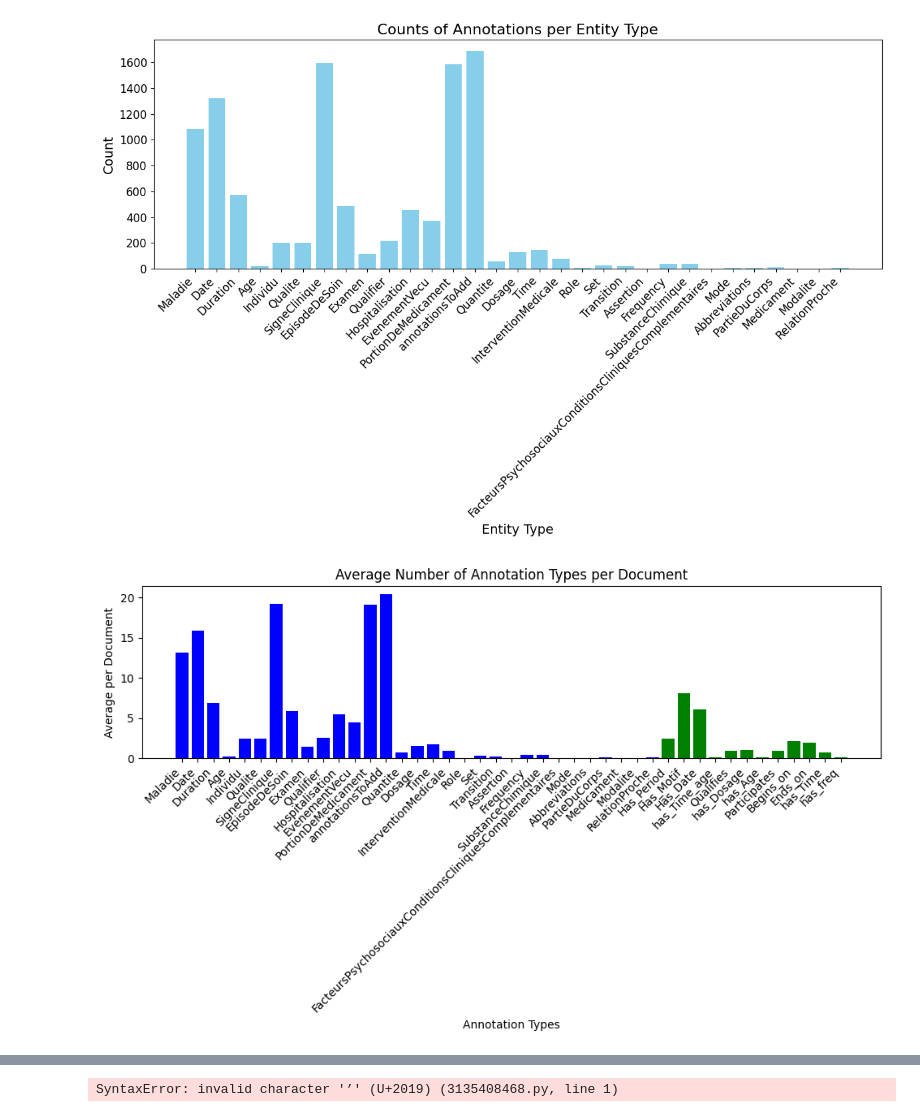
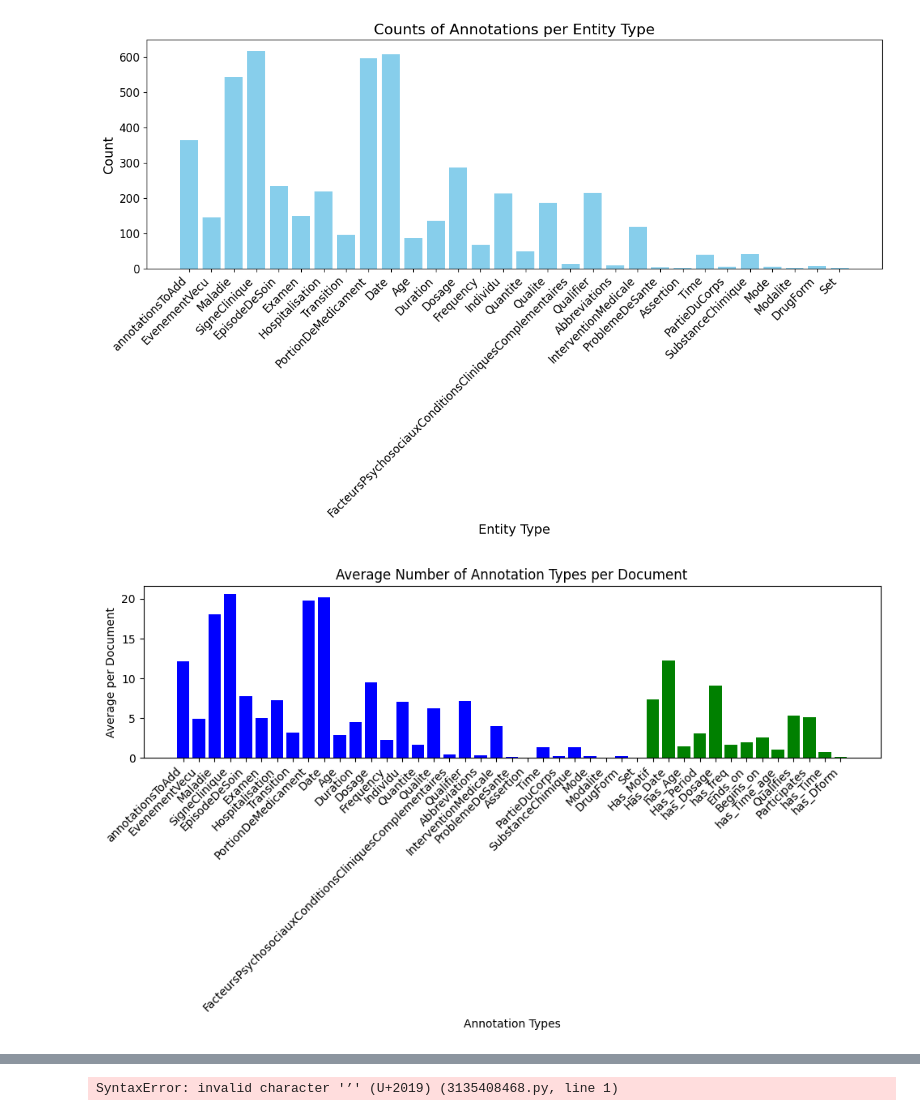
Before and after one commit to AouinaOns/Semantic-Annotation, a Jupyter notebook: Metrics.ipynb, the cells around one changed output, grey strips where cells are left out. Saved outputs shown, nothing was run; the diff lists cells and outputs as text; code cells hidden in the pictures.

```diff
--- a/Metrics.ipynb
+++ b/Metrics.ipynb
@@ -42,7 +42,7 @@ def plot_entity_counts(entity_counts):
     plt.show()
 
 # Directory containing brat files
-directory = "/Users/oaouina/Applications/brat_Annotator/data/processed_crh_test_feb24 copy"
+directory = "/Users/oaouina/Applications/brat_Annotator/data/annotatedCrhFinal2024/AnnotationTotal"
 
 # Initialize defaultdict to accumulate counts from all files
 total_entity_counts = defaultdict(int)
@@ -105,7 +105,7 @@ def plot_entity_counts(entity_counts):
     plt.show()
 
 # Directory containing brat files
-directory = "/Users/oaouina/Applications/brat_Annotator/data/processed_crh_test_feb24 copy"
+directory = "/Users/oaouina/Applications/brat_Annotator/data/annotatedCrhFinal2024/AnnotationTotal"
 
 # Initialize defaultdict to accumulate counts from all files
 total_entity_counts = defaultdict(int)
@@ -238,7 +238,7 @@ def plot_relation_counts(relation_counts):
 
 # Directory containing brat files
 #directory = "/Users/oaouina/Applications/brat_Annotator/data/processed_crh_test_feb24 "
-directory = '/Users/oaouina/Applications/brat_Annotator/data/processed_crh_test_feb24 copy/'
+directory = '/Users/oaouina/Applications/brat_Annotator/data/annotatedCrhFinal2024/AnnotationTotal'
 
 # Initialize defaultdict to accumulate counts from all files
 total_relation_counts = defaultdict(int)
@@ -299,7 +299,7 @@ def plot_relation_counts(relation_counts):
 
 # Directory containing brat files
 #directory = "/Users/oaouina/Applications/brat_Annotator/data/processed_crh_test_feb24 "
-directory = '/Users/oaouina/Applications/brat_Annotator/data/processed_crh_test_feb24 copy/'
+directory = '/Users/oaouina/Applications/brat_Annotator/data/annotatedCrhFinal2024/AnnotationTotal'
 
 # Initialize defaultdict to accumulate counts from all files
 total_relation_counts = defaultdict(int)
@@ -317,7 +317,7 @@ for filename in os.listdir(directory):
 # Plot the counts of relations per relation type
 plot_relation_counts(total_relation_counts)
 # %% [output]
-[figure, old version]
+[figure, new version]
 # %%
 import matplotlib.pyplot as plt
 from collections import defaultdict
@@ -350,7 +350,7 @@ def process_documents(folder_path):
     return annotations_list
 
 # Example usage:
-directory = '/Users/oaouina/Applications/brat_Annotator/data/processed_crh_test_feb24 copy/'
+directory = '/Users/oaouina/Applications/brat_Annotator/data/annotatedCrhFinal2024/AnnotationTotal’'
 all_annotations = process_documents(directory)
 
 def calculate_detailed_annotations_statistics(annotations):
@@ -389,34 +389,34 @@ def calculate_detailed_annotations_statistics(annotations):
         "Average Entities per Document": avg_entities_per_document,
         "Average Relations per Document": avg_relations_per_document,
         "Average per Entity Type": avg_per_entity_type,
         "Average per Relation Type": avg_per_relation_type
     }
 
     return result
 
 # Calculate and display the detailed statistics
 detailed_annotations_statistics = calculate_detailed_annotations_statistics(all_annotations)
 detailed_annotations_statistics
 
 
 
 # Data for plotting
 categories = list(detailed_annotations_statistics['Average per Entity Type'].keys()) + list(detailed_annotations_statistics['Average per Relation Type'].keys())
 averages = list(detailed_annotations_statistics['Average per Entity Type'].values()) + list(detailed_annotations_statistics['Average per Relation Type'].values())
 
 # Creating the bar chart
 plt.figure(figsize=(10, 6))
 plt.bar(categories, averages, color=['blue' if i < len(detailed_annotations_statistics['Average per Entity Type']) else 'green' for i in range(len(categories))])
 plt.xlabel('Annotation Types')
 plt.ylabel('Average per Document')
 plt.title('Average Number of Annotation Types per Document')
 plt.xticks(rotation=45, ha="right")
 plt.tight_layout()
 
 # Show the chart
 plt.show()
 # %% [output]
-[figure, old version]
+[figure, new version]
 # %%
 # Separate the data for plotting two charts: one for entities and one for relations
 entity_categories = list(detailed_annotations_statistics['Average per Entity Type'].keys())
```
Also changed, not shown: parts of 6 cells of this notebook, 5 other files.
